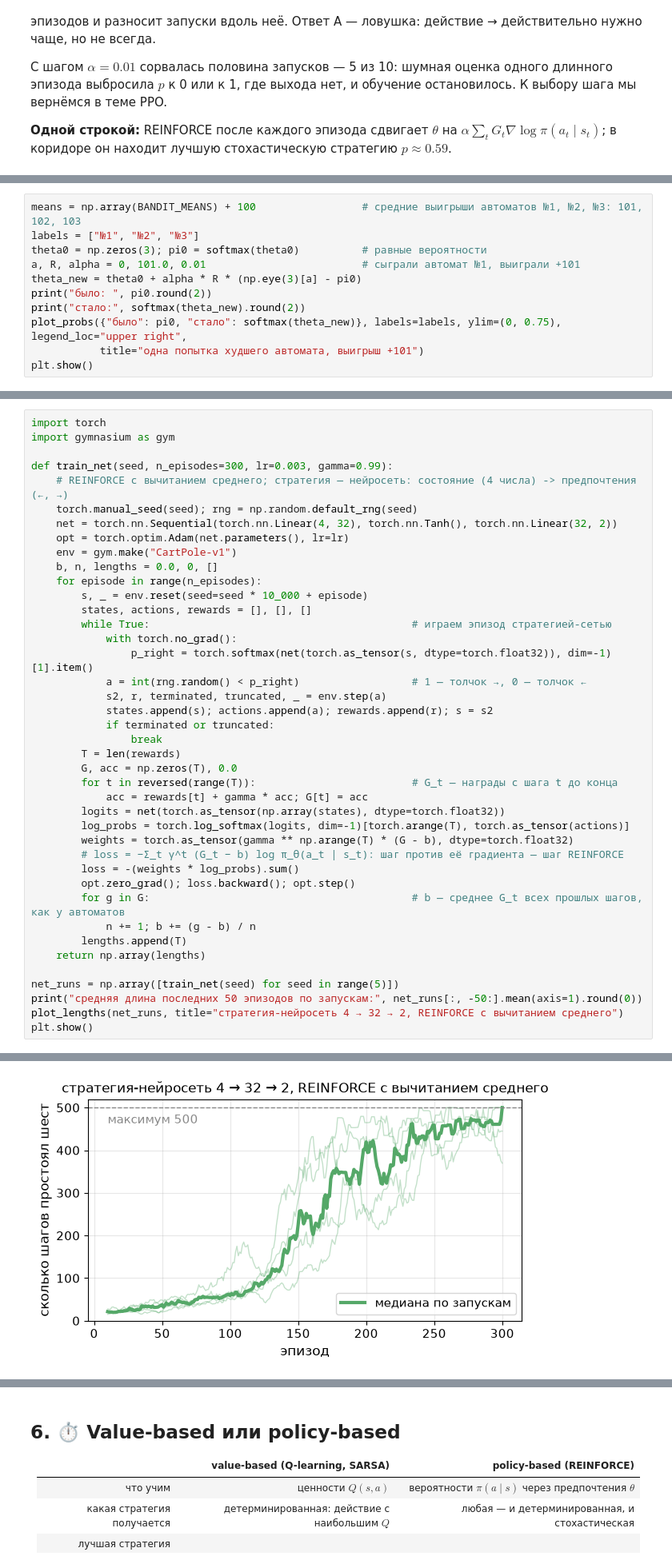
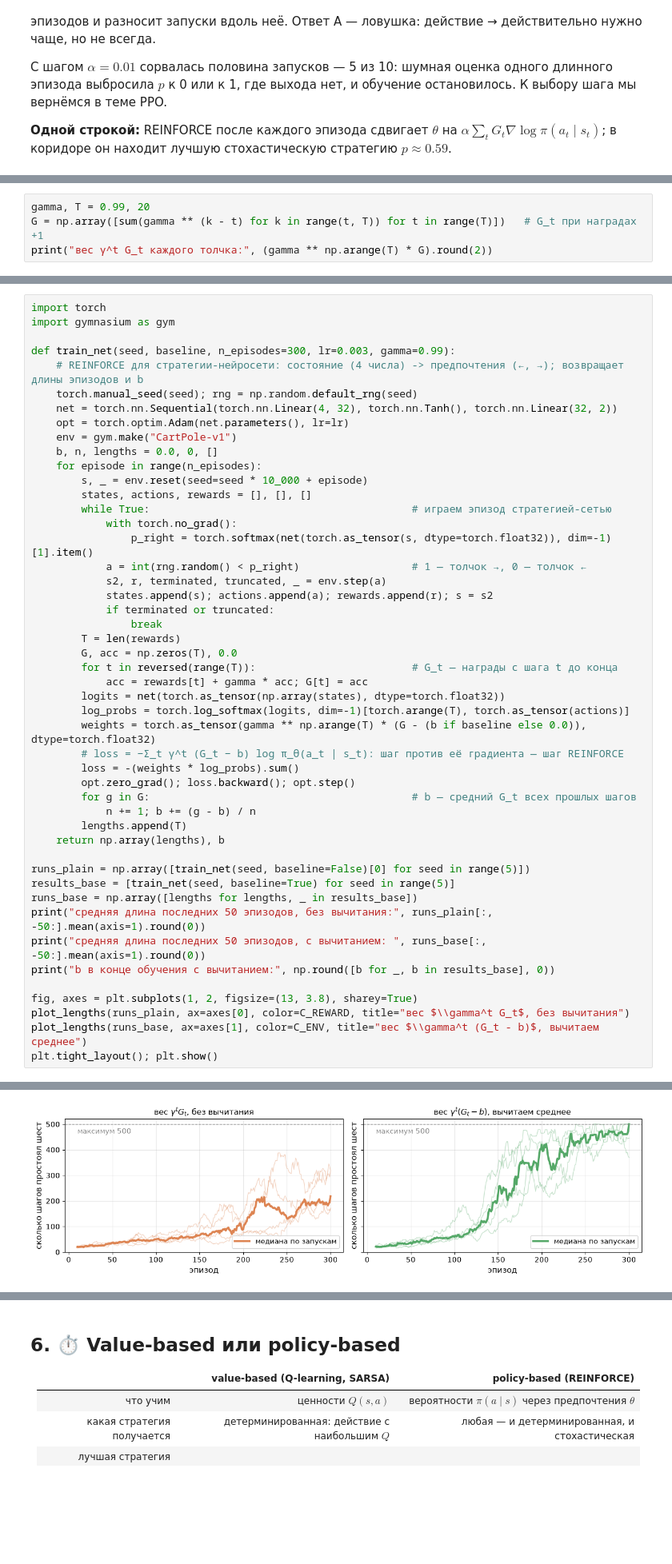
Before and after one commit to IlyaChichkanov/Reinforcement-learning, a Jupyter notebook: 05-policy-gradient/lecture/lecture.ipynb, the cells around one changed output, grey strips where cells are left out. Shown at 80% size. Cells and saved outputs as stored; diff of their text form; blank space fills up the shorter version.

```diff
--- a/05-policy-gradient/lecture/lecture.ipynb
+++ b/05-policy-gradient/lecture/lecture.ipynb
@@ -534,11 +522,0 @@ p после 1000 эпизодов, 10 запусков: [0.5  0.52 0.53 0.55 0.
-# %%
-means = np.array(BANDIT_MEANS) + 100                 # средние выигрыши автоматов №1, №2, №3: 101, 102, 103
-labels = ["№1", "№2", "№3"]
-theta0 = np.zeros(3); pi0 = softmax(theta0)          # равные вероятности
-a, R, alpha = 0, 101.0, 0.01                         # сыграли автомат №1, выиграли +101
-theta_new = theta0 + alpha * R * (np.eye(3)[a] - pi0)
-print("было: ", pi0.round(2))
-print("стало:", softmax(theta_new).round(2))
-plot_probs({"было": pi0, "стало": softmax(theta_new)}, labels=labels, ylim=(0, 0.75), legend_loc="upper right",
-           title="одна попытка худшего автомата, выигрыш +101")
-plt.show()
@@ -613,0 +536,4 @@ plt.tight_layout(); plt.show()
+# %%
+gamma, T = 0.99, 20
+G = np.array([sum(gamma ** (k - t) for k in range(t, T)) for t in range(T)])   # G_t при наградах +1
+print("вес γ^t G_t каждого толчка:", (gamma ** np.arange(T) * G).round(2))
@@ -615,8 +566,8 @@ plt.tight_layout(); plt.show()
 import torch
 import gymnasium as gym
 
-def train_net(seed, n_episodes=300, lr=0.003, gamma=0.99):
-    # REINFORCE с вычитанием среднего; стратегия — нейросеть: состояние (4 числа) -> предпочтения (←, →)
+def train_net(seed, baseline, n_episodes=300, lr=0.003, gamma=0.99):
+    # REINFORCE для стратегии-нейросети: состояние (4 числа) -> предпочтения (←, →); возвращает длины эпизодов и b
     torch.manual_seed(seed); rng = np.random.default_rng(seed)
     net = torch.nn.Sequential(torch.nn.Linear(4, 32), torch.nn.Tanh(), torch.nn.Linear(32, 2))
     opt = torch.optim.Adam(net.parameters(), lr=lr)
@@ -639,17 +590,24 @@ def train_net(seed, n_episodes=300, lr=0.003, gamma=0.99):
             acc = rewards[t] + gamma * acc; G[t] = acc
         logits = net(torch.as_tensor(np.array(states), dtype=torch.float32))
         log_probs = torch.log_softmax(logits, dim=-1)[torch.arange(T), torch.as_tensor(actions)]
-        weights = torch.as_tensor(gamma ** np.arange(T) * (G - b), dtype=torch.float32)
+        weights = torch.as_tensor(gamma ** np.arange(T) * (G - (b if baseline else 0.0)), dtype=torch.float32)
         # loss = −Σ_t γ^t (G_t − b) log π_θ(a_t | s_t): шаг против её градиента — шаг REINFORCE
         loss = -(weights * log_probs).sum()
         opt.zero_grad(); loss.backward(); opt.step()
-        for g in G:                                          # b — среднее G_t всех прошлых шагов, как у автоматов
+        for g in G:                                          # b — средний G_t всех прошлых шагов
             n += 1; b += (g - b) / n
         lengths.append(T)
-    return np.array(lengths)
+    return np.array(lengths), b
 
-net_runs = np.array([train_net(seed) for seed in range(5)])
-print("средняя длина последних 50 эпизодов по запускам:", net_runs[:, -50:].mean(axis=1).round(0))
-plot_lengths(net_runs, title="стратегия-нейросеть 4 → 32 → 2, REINFORCE с вычитанием среднего")
-plt.show()
+runs_plain = np.array([train_net(seed, baseline=False)[0] for seed in range(5)])
+results_base = [train_net(seed, baseline=True) for seed in range(5)]
+runs_base = np.array([lengths for lengths, _ in results_base])
+print("средняя длина последних 50 эпизодов, без вычитания:", runs_plain[:, -50:].mean(axis=1).round(0))
+print("средняя длина последних 50 эпизодов, с вычитанием: ", runs_base[:, -50:].mean(axis=1).round(0))
+print("b в конце обучения с вычитанием:", np.round([b for _, b in results_base], 0))
+
+fig, axes = plt.subplots(1, 2, figsize=(13, 3.8), sharey=True)
+plot_lengths(runs_plain, ax=axes[0], color=C_REWARD, title="вес $\\gamma^t G_t$, без вычитания")
+plot_lengths(runs_base, ax=axes[1], color=C_ENV, title="вес $\\gamma^t (G_t - b)$, вычитаем среднее")
+plt.tight_layout(); plt.show()
 # %% [output]
@@ -657,2 +617,2 @@ plt.show()
-[figure, old version]
+[figure, new version]
 # %% [markdown]
```
Also changed, not shown: parts of 14 cells of this notebook, 1 other file.
